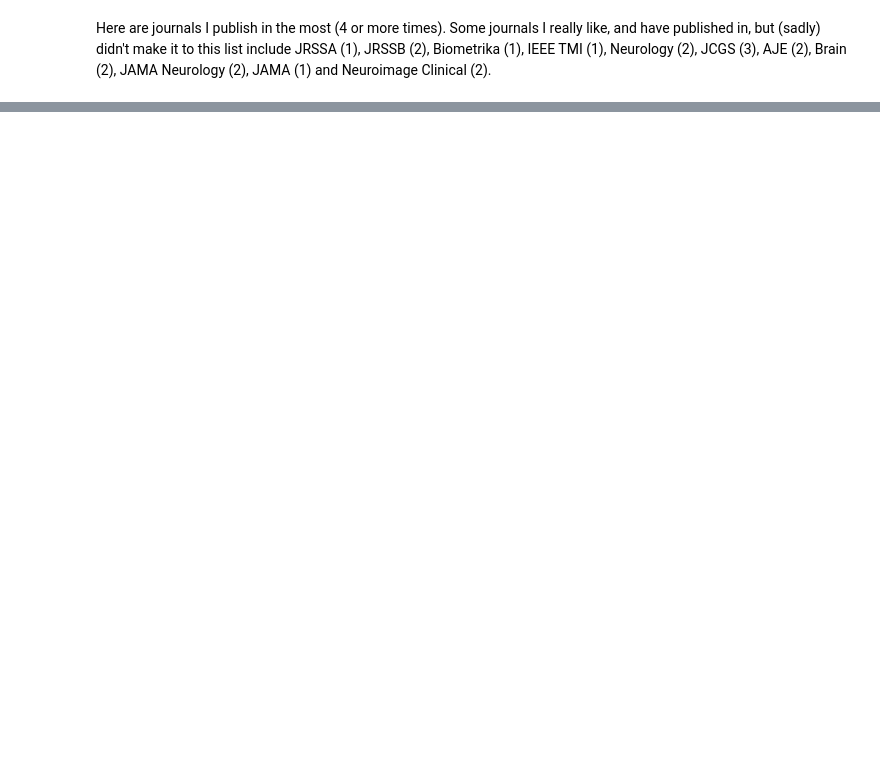
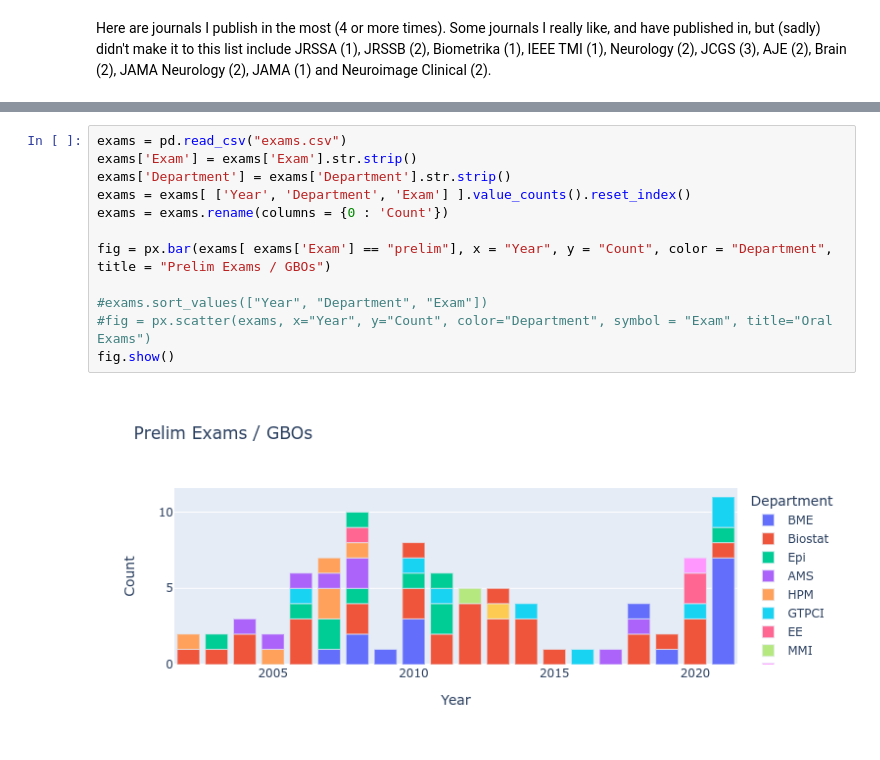
Before and after one commit to bcaffo/cv, a Jupyter notebook: cvJupyter.ipynb, the cells around one changed output, grey strips where cells are left out. Drawn from its saved outputs; the diff is of its cells as text; blank space fills up the shorter version.

```diff
--- a/cvJupyter.ipynb
+++ b/cvJupyter.ipynb
@@ -129,0 +220,14 @@ authors[1 : 15]
+# %%
+exams = pd.read_csv("exams.csv")
+exams['Exam'] = exams['Exam'].str.strip()
+exams['Department'] = exams['Department'].str.strip()
+exams = exams[ ['Year', 'Department', 'Exam'] ].value_counts().reset_index()
+exams = exams.rename(columns = {0 : 'Count'})
+
+fig = px.bar(exams[ exams['Exam'] == "prelim"], x = "Year", y = "Count", color = "Department", title = "Prelim Exams / GBOs")
+
+#exams.sort_values(["Year", "Department", "Exam"])
+#fig = px.scatter(exams, x="Year", y="Count", color="Department", symbol = "Exam", title="Oral Exams")
+fig.show()
+# %% [output]
+[figure, added]
```
Also changed, not shown: parts of 14 cells of this notebook, 2 other files.
